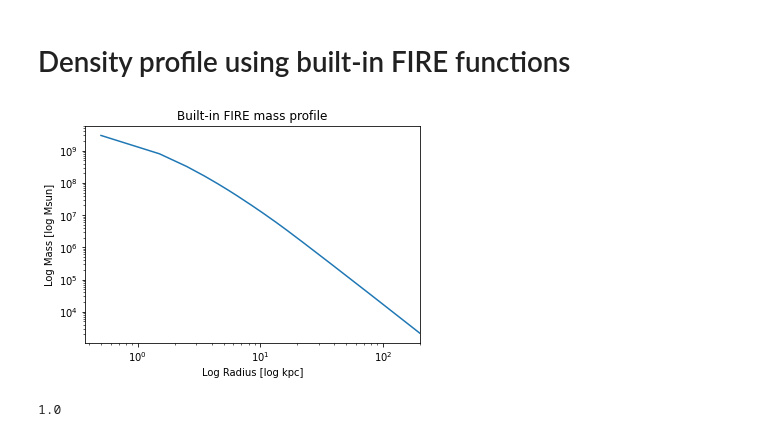
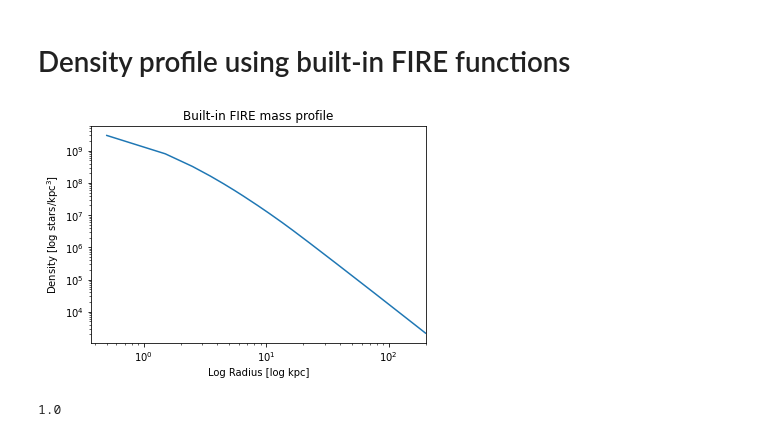
Before and after one commit to aeden2019/fire_mass, a Jupyter notebook: fire_mass.ipynb, the cells around one changed output. Saved outputs shown, nothing was run; the diff lists cells and outputs as text; code cells hidden in the pictures.

Commit message:
Added density from FIRE

```diff
--- a/fire_mass.ipynb
+++ b/fire_mass.ipynb
@@ -353,14 +351,14 @@ plt.show()
 # %%
 # Plot the FIRE profile
 fig, ax = plt.subplots()
 ax.loglog(pro['star'].get('distance.mid'),pro['star'].get('density.cum'))
 ax.set_xlabel('Log Radius [log kpc]')
-ax.set_ylabel('Log Mass [log Msun]')
+ax.set_ylabel('Density [log stars/kpc$^3$]')
 ax.set_xlim(rmin, rmax)
 plt.title('Built-in FIRE mass profile')
 plt.show()
 # %% [output]
-[figure, old version]
+[figure, new version]
 # %%
 # Objective function
 def objective(r, gamma):
```
Also changed, not shown: parts of 6 cells of this notebook.
